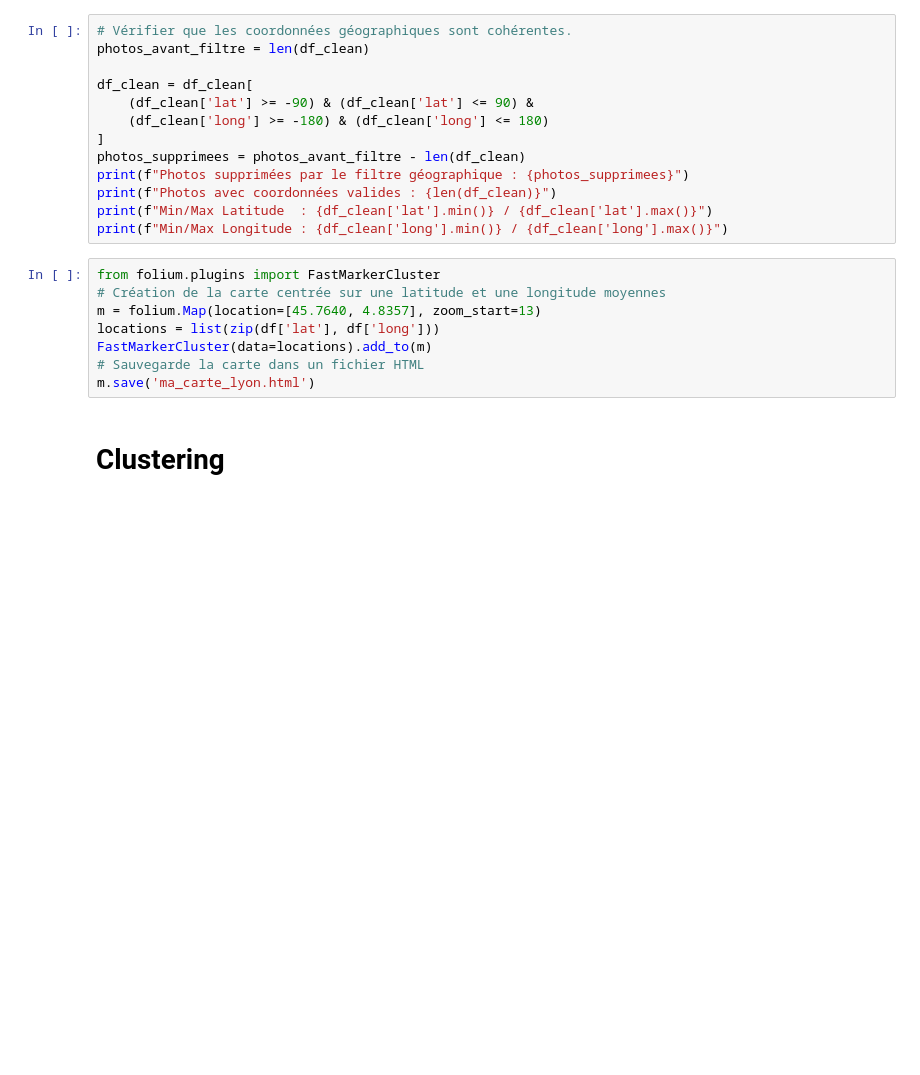
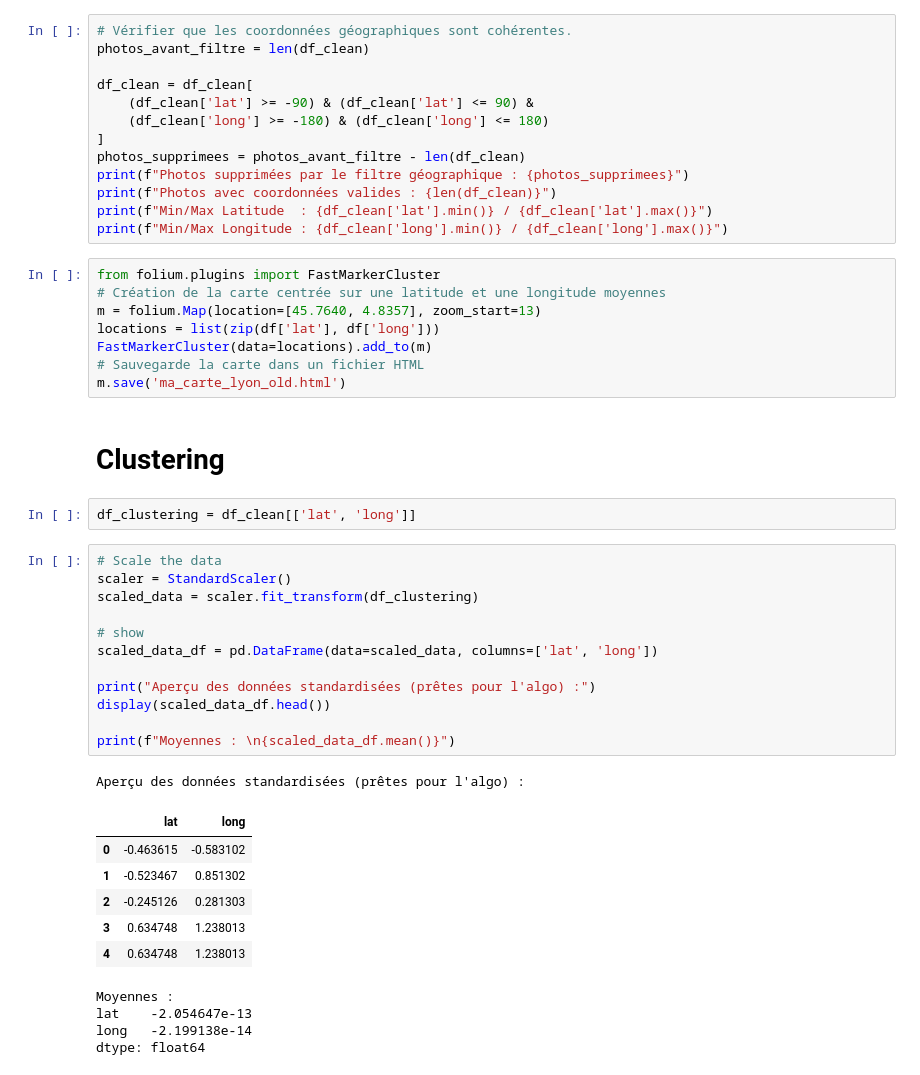
Before and after one commit to nathanvanneste/GrandLyon-DataMiningProject, a Jupyter notebook: Projet.ipynb, the cells around one changed output. Cells and saved outputs as stored; diff of their text form; blank space fills up the shorter version.

Commit message:
Carte update

```diff
--- a/Projet.ipynb
+++ b/Projet.ipynb
@@ -112,6 +87,32 @@ m = folium.Map(location=[45.7640, 4.8357], zoom_start=13)
 locations = list(zip(df['lat'], df['long']))
 FastMarkerCluster(data=locations).add_to(m)
 # Sauvegarde la carte dans un fichier HTML
-m.save('ma_carte_lyon.html')
+m.save('ma_carte_lyon_old.html')
 # %% [markdown]
 # Clustering
+# %%
+df_clustering = df_clean[['lat', 'long']]
+# %%
+# Scale the data
+scaler = StandardScaler()
+scaled_data = scaler.fit_transform(df_clustering)
+
+# show
+scaled_data_df = pd.DataFrame(data=scaled_data, columns=['lat', 'long'])
+
+print("Aperçu des données standardisées (prêtes pour l'algo) :")
+display(scaled_data_df.head())
+
+print(f"Moyennes : \n{scaled_data_df.mean()}")
+# %% [output]
+Aperçu des données standardisées (prêtes pour l'algo) :
+|  | lat | long |
+| 0 | -0.463615 | -0.583102 |
+| 1 | -0.523467 | 0.851302 |
+| 2 | -0.245126 | 0.281303 |
+| 3 | 0.634748 | 1.238013 |
+| 4 | 0.634748 | 1.238013 |
+Moyennes :
+lat    -2.054647e-13
+long   -2.199138e-14
+dtype: float64
```
Also changed, not shown: parts of 6 cells of this notebook, 3 other files.
